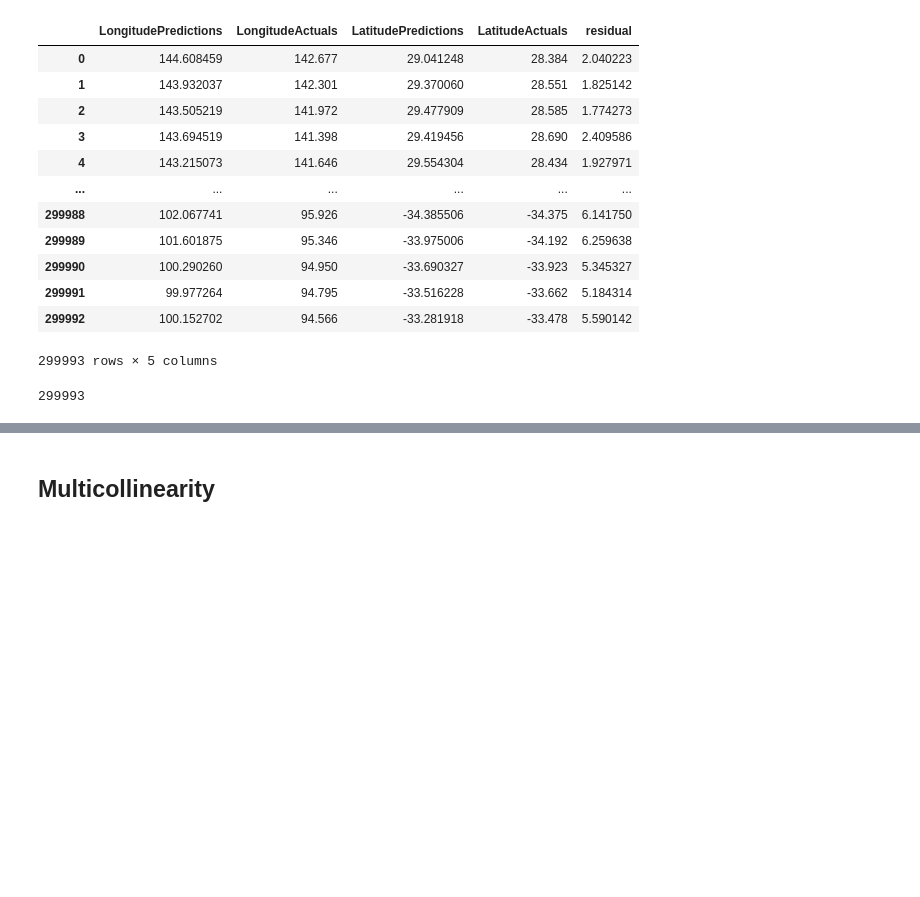
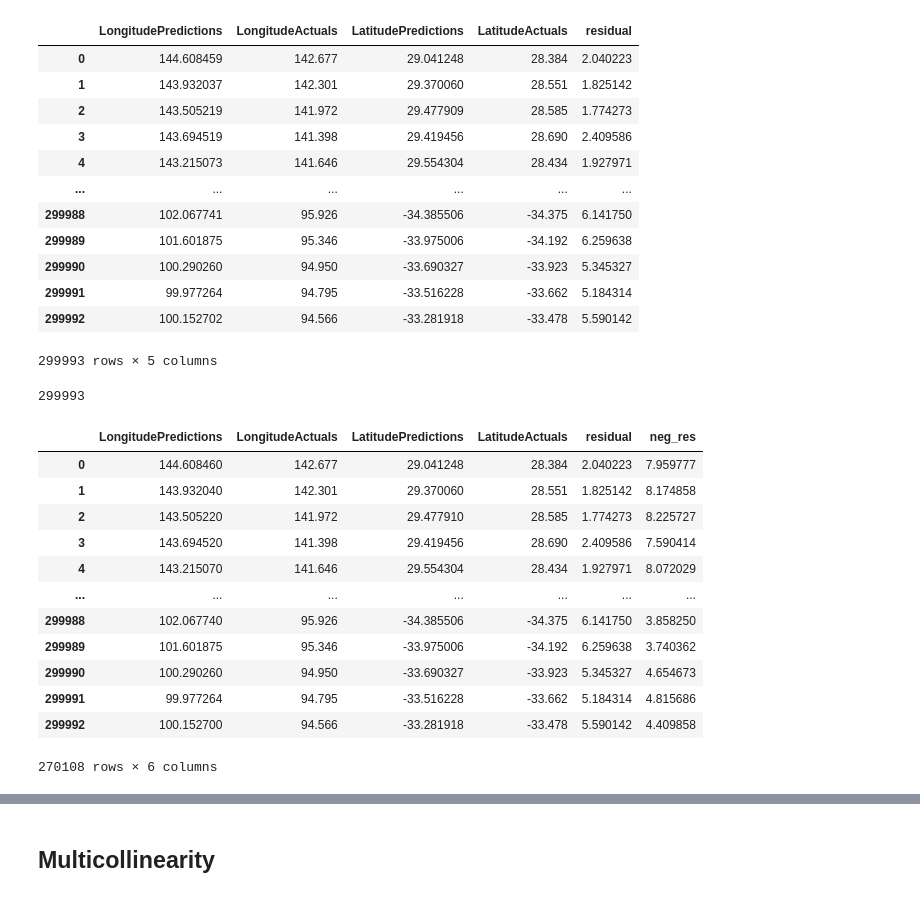
Before and after one commit to JonPGallegos/ocean_climate, a Jupyter notebook: ocean_climate.ipynb, the cells around one changed output, grey strips where cells are left out. Drawn from its saved outputs; the diff is of its cells as text; code cells hidden in the pictures; blank space fills up the shorter version.

```diff
--- a/ocean_climate.ipynb
+++ b/ocean_climate.ipynb
@@ -811,3 +811,27 @@ lstm_predictions.to_csv('heatmap.csv')
 len(lstm_predictions)
 # %% [output]
 299993
+# %%
+data = pd.read_csv('pages/heatmap.csv')
+# %%
+data.drop(['Unnamed: 0'], axis=1, inplace=True)
+# %%
+data['neg_res'] = -1*data['residual']
+# %%
+data = data[data['neg_res']>3]
+# %%
+data
+# %% [output]
+|  | LongitudePredictions | LongitudeActuals | LatitudePredictions | LatitudeActuals | residual | neg_res |
+| 0 | 144.608460 | 142.677 | 29.041248 | 28.384 | 2.040223 | 7.959777 |
+| 1 | 143.932040 | 142.301 | 29.370060 | 28.551 | 1.825142 | 8.174858 |
+| 2 | 143.505220 | 141.972 | 29.477910 | 28.585 | 1.774273 | 8.225727 |
+| 3 | 143.694520 | 141.398 | 29.419456 | 28.690 | 2.409586 | 7.590414 |
+| 4 | 143.215070 | 141.646 | 29.554304 | 28.434 | 1.927971 | 8.072029 |
+| ... | ... | ... | ... | ... | ... | ... |
+| 299988 | 102.067740 | 95.926 | -34.385506 | -34.375 | 6.141750 | 3.858250 |
+| 299989 | 101.601875 | 95.346 | -33.975006 | -34.192 | 6.259638 | 3.740362 |
+| 299990 | 100.290260 | 94.950 | -33.690327 | -33.923 | 5.345327 | 4.654673 |
+| 299991 | 99.977264 | 94.795 | -33.516228 | -33.662 | 5.184314 | 4.815686 |
+| 299992 | 100.152700 | 94.566 | -33.281918 | -33.478 | 5.590142 | 4.409858 |
+270108 rows × 6 columns
```
Also changed, not shown: parts of 16 cells of this notebook.
